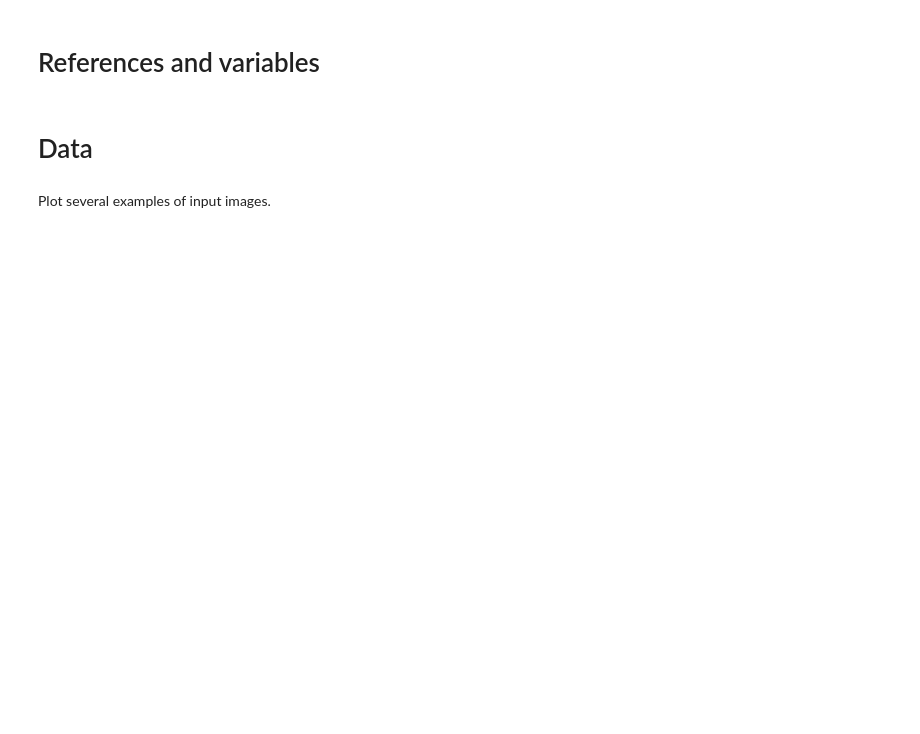
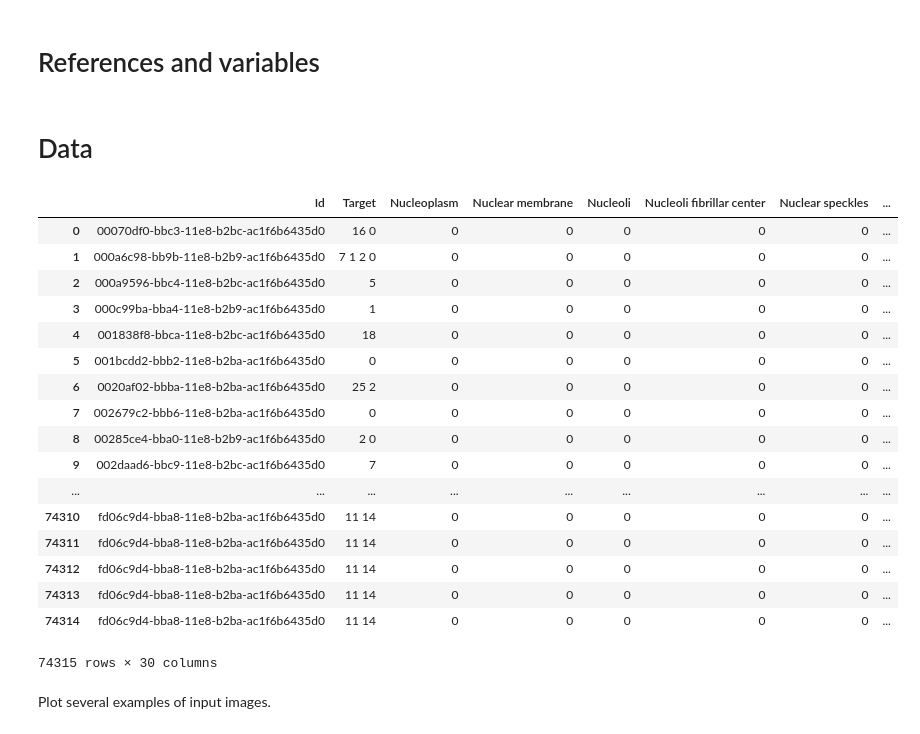
Before and after one commit to ChristophNeuner/human-protein-atlas-image-classification, a Jupyter notebook: fastaiV07-Ensembling.ipynb, the cells around one changed output. Cells and saved outputs as stored; diff of their text form; code cells hidden in the pictures; blank space fills up the shorter version.

```diff
--- a/fastaiV07-Ensembling.ipynb
+++ b/fastaiV07-Ensembling.ipynb
@@ -25,7 +25,8 @@ TRAIN = '/home/Deep_Learner/work/datasets/human-protein-atlas-image-classificati
 #TRAIN = '/home/Deep_Learner/shared/Human_Protein_Atlas/train_rgby'
 TEST = '/home/Deep_Learner/work/datasets/human-protein-atlas-image-classification/stage1_data/test_pngs_512'
 #TEST = '/home/Deep_Learner/shared/Human_Protein_Atlas/test_rgby'
-LABELS = '/home/Deep_Learner/work/datasets/human-protein-atlas-image-classification/stage1_data/train.csv'
+#LABELS = '/home/Deep_Learner/work/datasets/human-protein-atlas-image-classification/stage1_data/train.csv'
+LABELS = '/home/Deep_Learner/work/datasets/human-protein-atlas-image-classification/stage1_data/lbs_balanced.csv'
 SAMPLE = '/home/Deep_Learner/work/datasets/human-protein-atlas-image-classification/stage1_data/sample_submission.csv'
 
 name_label_dict = {
@@ -65,4 +66,25 @@ torch.cuda.set_device(0)
 torch.backends.cudnn.benchmark=True
 # %% [markdown]
 # Data
+# %%
+pd.read_csv(LABELS)
+# %% [output]
+|  | Id | Target | Nucleoplasm | Nuclear membrane | Nucleoli | Nucleoli fibrillar center | Nuclear speckles | ... |
+| 0 | 00070df0-bbc3-11e8-b2bc-ac1f6b6435d0 | 16 0 | 0 | 0 | 0 | 0 | 0 | ... |
+| 1 | 000a6c98-bb9b-11e8-b2b9-ac1f6b6435d0 | 7 1 2 0 | 0 | 0 | 0 | 0 | 0 | ... |
+| 2 | 000a9596-bbc4-11e8-b2bc-ac1f6b6435d0 | 5 | 0 | 0 | 0 | 0 | 0 | ... |
+| 3 | 000c99ba-bba4-11e8-b2b9-ac1f6b6435d0 | 1 | 0 | 0 | 0 | 0 | 0 | ... |
+| 4 | 001838f8-bbca-11e8-b2bc-ac1f6b6435d0 | 18 | 0 | 0 | 0 | 0 | 0 | ... |
+| 5 | 001bcdd2-bbb2-11e8-b2ba-ac1f6b6435d0 | 0 | 0 | 0 | 0 | 0 | 0 | ... |
+| 6 | 0020af02-bbba-11e8-b2ba-ac1f6b6435d0 | 25 2 | 0 | 0 | 0 | 0 | 0 | ... |
+| 7 | 002679c2-bbb6-11e8-b2ba-ac1f6b6435d0 | 0 | 0 | 0 | 0 | 0 | 0 | ... |
+| 8 | 00285ce4-bba0-11e8-b2b9-ac1f6b6435d0 | 2 0 | 0 | 0 | 0 | 0 | 0 | ... |
+| 9 | 002daad6-bbc9-11e8-b2bc-ac1f6b6435d0 | 7 | 0 | 0 | 0 | 0 | 0 | ... |
+| ... | ... | ... | ... | ... | ... | ... | ... | ... |
+| 74310 | fd06c9d4-bba8-11e8-b2ba-ac1f6b6435d0 | 11 14 | 0 | 0 | 0 | 0 | 0 | ... |
+| 74311 | fd06c9d4-bba8-11e8-b2ba-ac1f6b6435d0 | 11 14 | 0 | 0 | 0 | 0 | 0 | ... |
+| 74312 | fd06c9d4-bba8-11e8-b2ba-ac1f6b6435d0 | 11 14 | 0 | 0 | 0 | 0 | 0 | ... |
+| 74313 | fd06c9d4-bba8-11e8-b2ba-ac1f6b6435d0 | 11 14 | 0 | 0 | 0 | 0 | 0 | ... |
+| 74314 | fd06c9d4-bba8-11e8-b2ba-ac1f6b6435d0 | 11 14 | 0 | 0 | 0 | 0 | 0 | ... |
+74315 rows × 30 columns
 # %%
```
Also changed, not shown: parts of 17 cells of this notebook, 1 other file.
